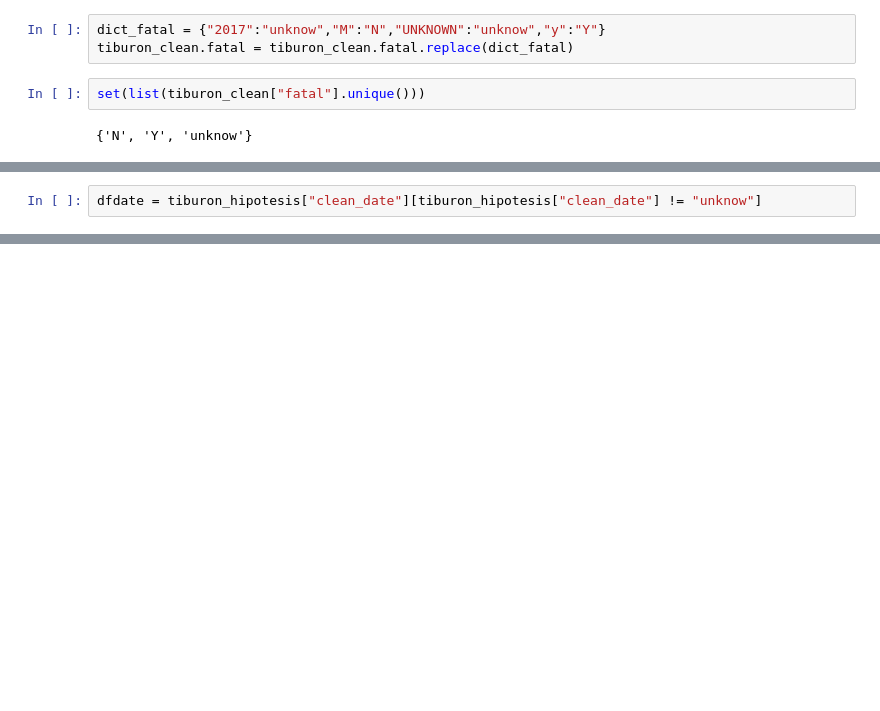
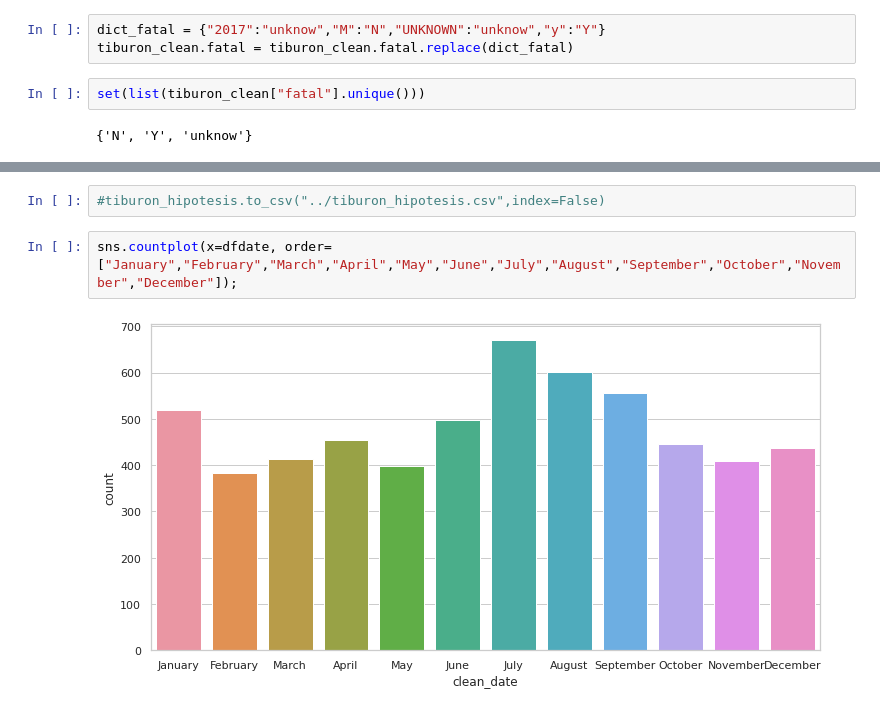
Before and after one commit to Gitfracto/data-cleaning-pandas, a Jupyter notebook: panditas.ipynb, the cells around one changed output, grey strips where cells are left out. Cells and saved outputs as stored; diff of their text form; blank space fills up the shorter version.

Commit message:
tiburon_hipotesis graficos

```diff
--- a/panditas.ipynb
+++ b/panditas.ipynb
@@ -598,2 +583,0 @@ dfact = tiburon_hipotesis["activity_verb2"][tiburon_hipotesis["activity_verb2"]
-# %%
-dfdate = tiburon_hipotesis["clean_date"][tiburon_hipotesis["clean_date"] != "unknow"]
@@ -700,0 +621,6 @@ Name: fatal, Length: 5691, dtype: object
+# %%
+#tiburon_hipotesis.to_csv("../tiburon_hipotesis.csv",index=False)
+# %%
+sns.countplot(x=dfdate, order= ["January","February","March","April","May","June","July","August","September","October","November","December"]);
+# %% [output]
+[figure, added]
```
Also changed, not shown: parts of 64 cells of this notebook.
